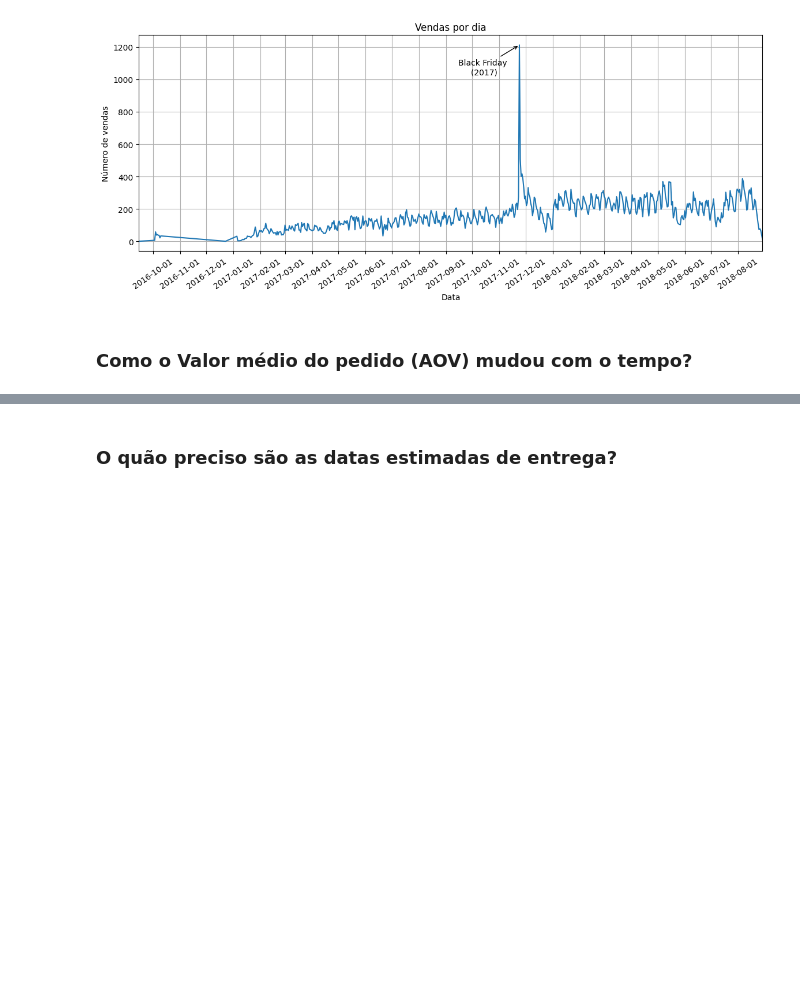
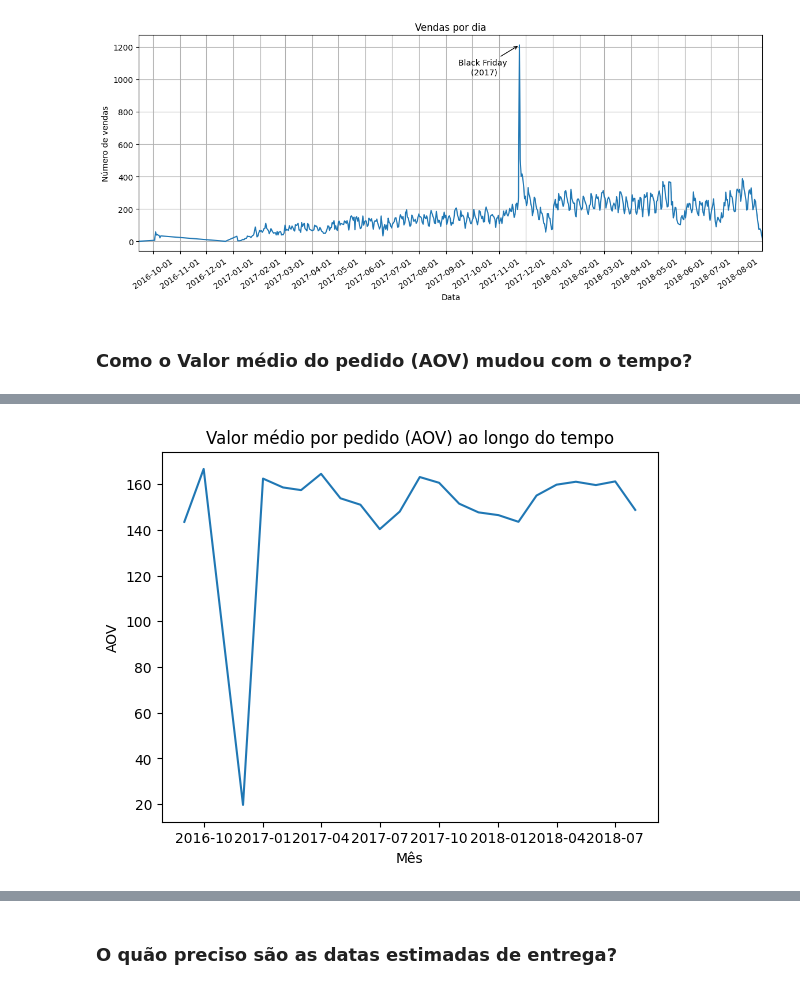
Before and after one commit to LucasMesquitaAlc/analise-ecommerce-Olist, a Jupyter notebook: notebooks/analise.ipynb, the cells around one changed output, grey strips where cells are left out. Saved outputs shown, nothing was run; the diff lists cells and outputs as text; code cells hidden in the pictures; blank space fills up the shorter version.

```diff
--- a/notebooks/analise.ipynb
+++ b/notebooks/analise.ipynb
@@ -250,3 +250,6 @@ plt.show()
 [figure]
 # %% [markdown]
 ### Como o Valor médio do pedido (AOV) mudou com o tempo?
+# %%
+Aov_mensal = df['valor_final'].groupby(df['order_purchase_timestamp'].dt.to_period('M')).mean()
+Aov_mensal
@@ -252,0 +295,10 @@ plt.show()
+# %%
+#valor_categoria
+plt.figure()
+plt.plot(Aov_mensal.index.to_timestamp(), Aov_mensal.values)
+plt.xlabel('Mês')
+plt.ylabel('AOV')
+plt.title('Valor médio por pedido (AOV) ao longo do tempo')
+plt.show()
+# %% [output]
+[figure, added]
```
Also changed, not shown: parts of 12 cells of this notebook.
